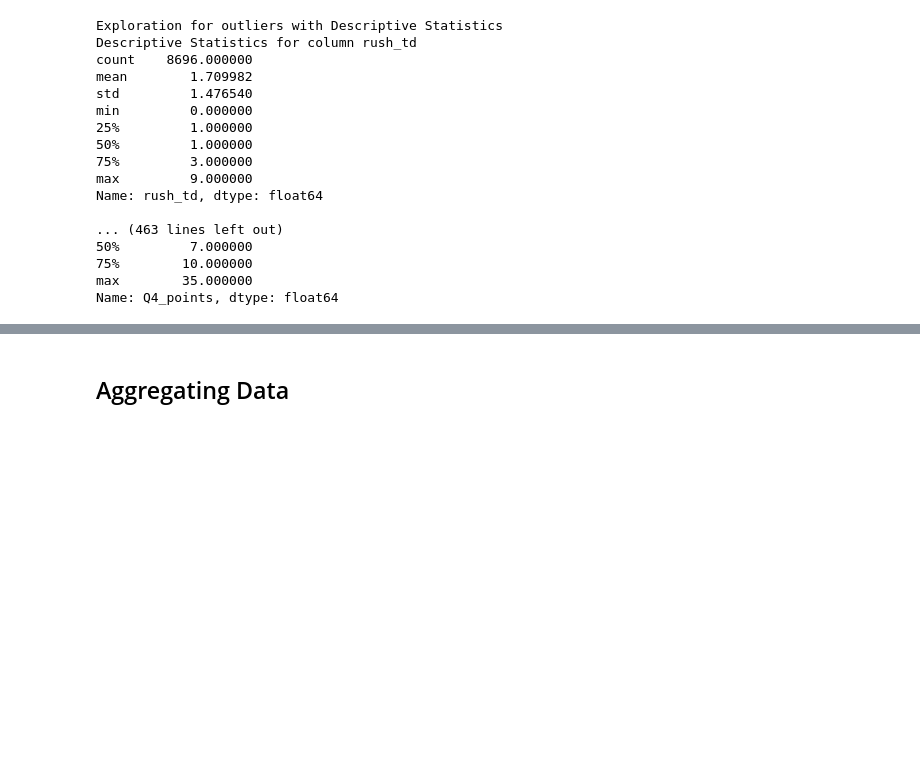
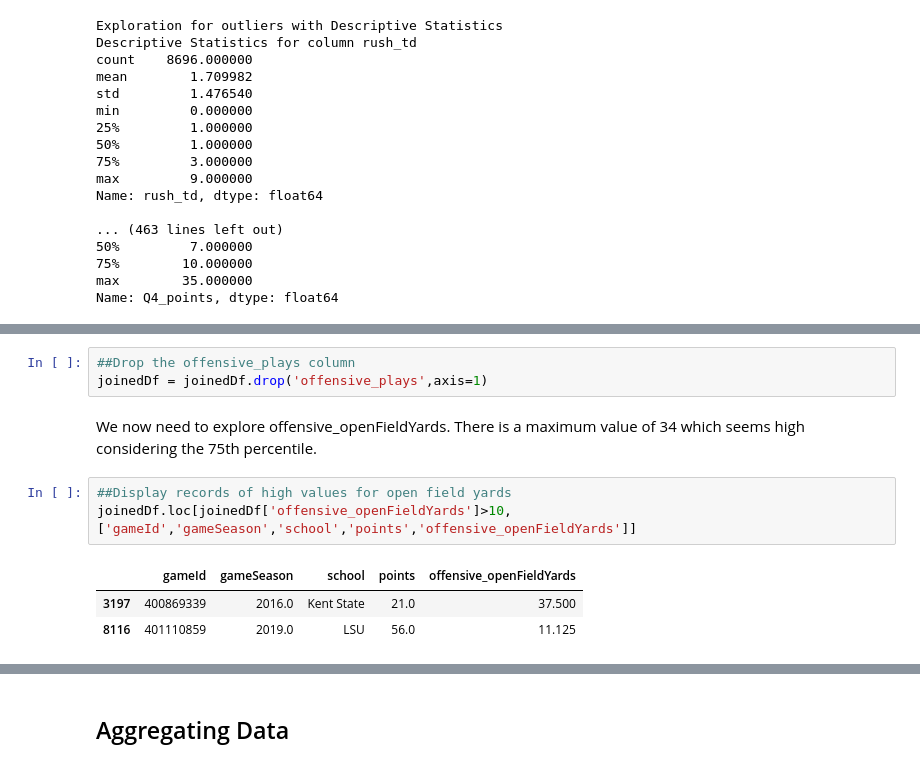
Before and after one commit to btcain4/Bayesian_College_Football, a Jupyter notebook: Data_Wrangle/data_cleaning_eda.ipynb, the cells around one changed output, grey strips where cells are left out. Cells and saved outputs as stored; diff of their text form; blank space fills up the shorter version.

```diff
--- a/Data_Wrangle/data_cleaning_eda.ipynb
+++ b/Data_Wrangle/data_cleaning_eda.ipynb
@@ -869,0 +846,12 @@ joinedDf.loc[joinedDf['gameId']==401282717,['gameSeason','school','possession_mi
+# %%
+##Drop the offensive_plays column
+joinedDf = joinedDf.drop('offensive_plays',axis=1)
+# %% [markdown]
+We now need to explore offensive_openFieldYards. There is a maximum value of 34 which seems high considering the 75th percentile.
+# %%
+##Display records of high values for open field yards
+joinedDf.loc[joinedDf['offensive_openFieldYards']>10,['gameId','gameSeason','school','points','offensive_openFieldYards']]
+# %% [output]
+|  | gameId | gameSeason | school | points | offensive_openFieldYards |
+| 3197 | 400869339 | 2016.0 | Kent State | 21.0 | 37.500 |
+| 8116 | 401110859 | 2019.0 | LSU | 56.0 | 11.125 |
```
Also changed, not shown: parts of 21 cells of this notebook.
